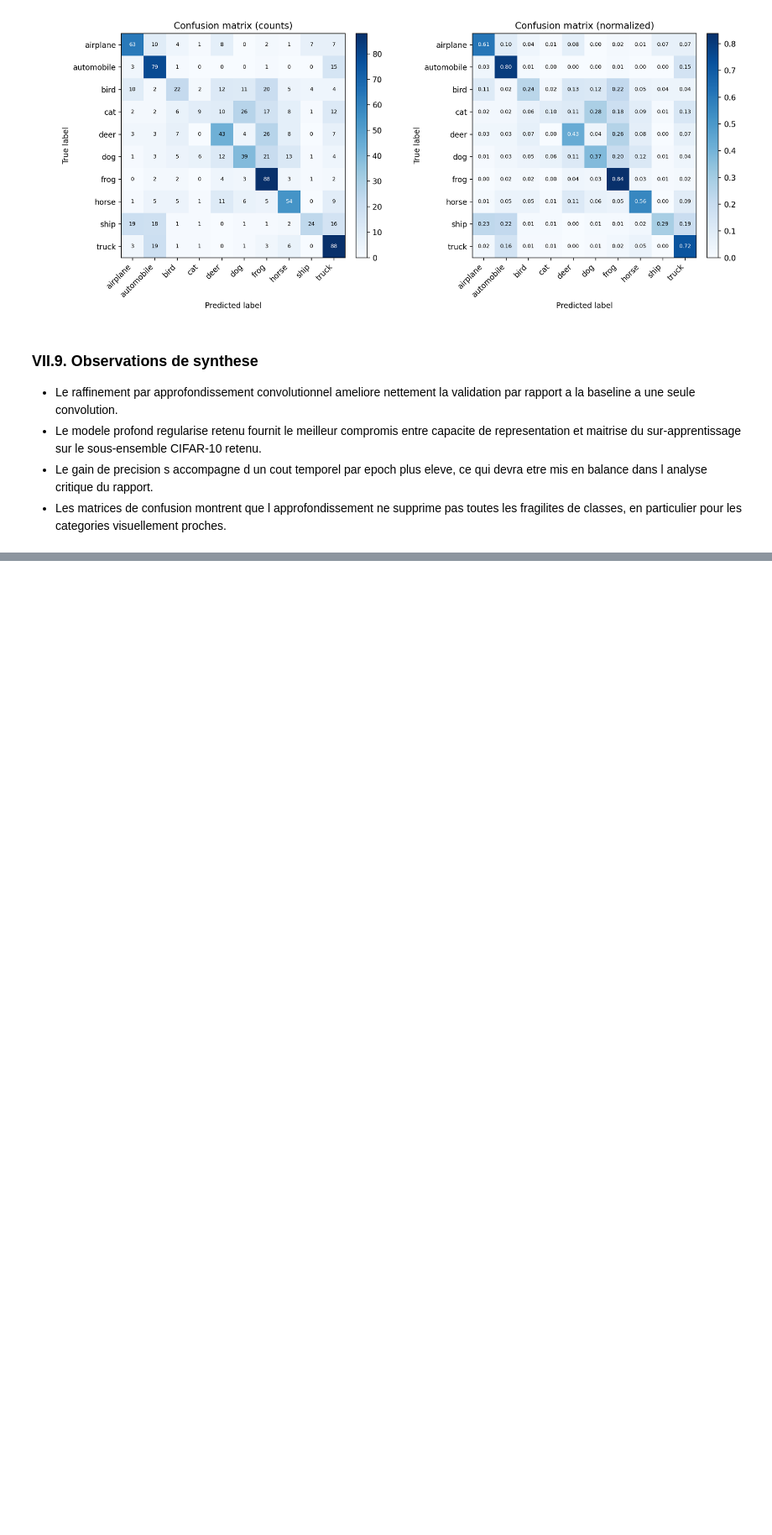
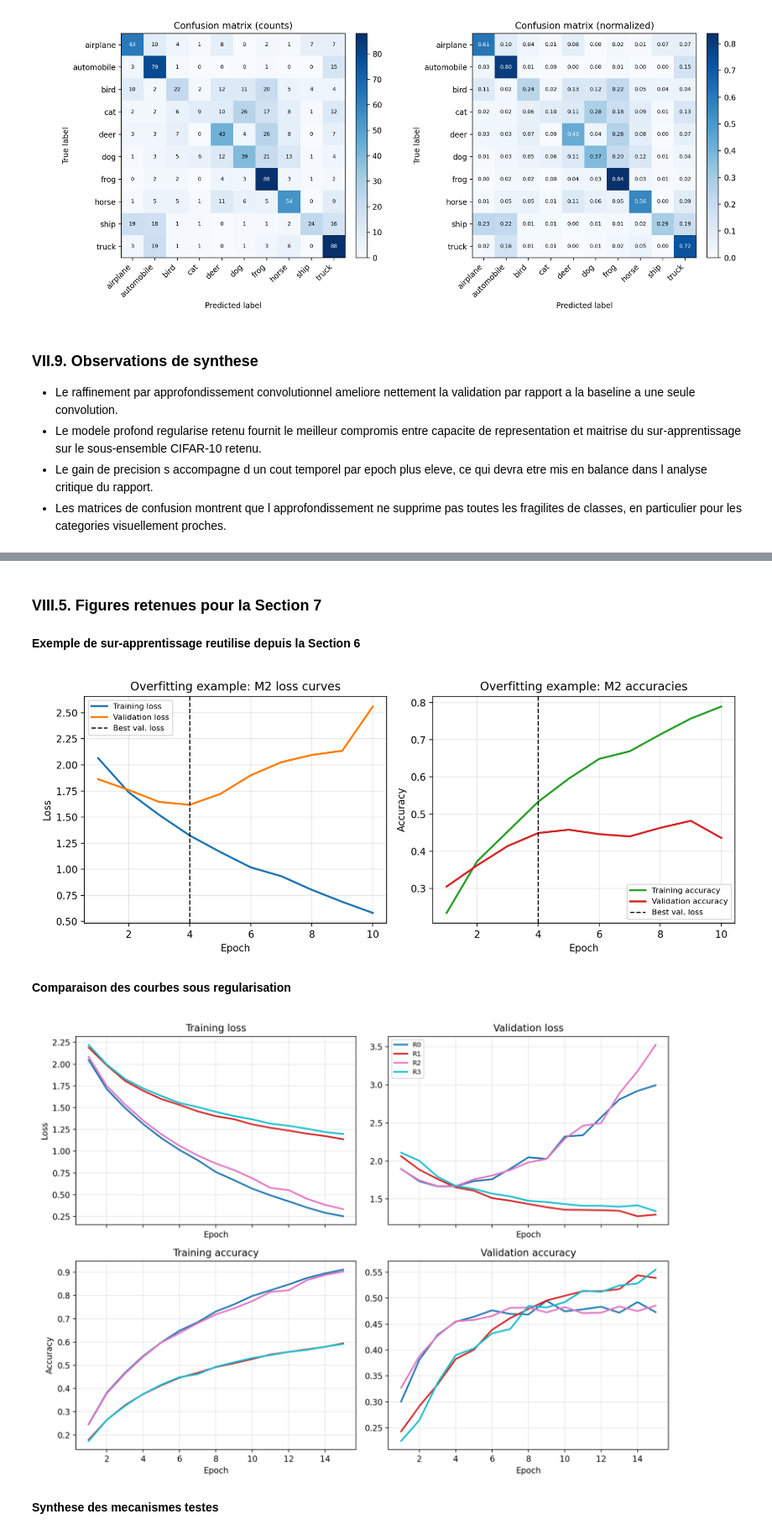
Before and after one commit to Santiago23florido/cifar10-cnn-classification, a Jupyter notebook: TP3_CNN.ipynb, the cells around one changed output, grey strips where cells are left out. Shown at 84% size. Drawn from its saved outputs; the diff is of its cells as text; code cells hidden in the pictures; blank space fills up the shorter version.

Commit message:
Refresh notebook outputs and generated artifacts

```diff
--- a/TP3_CNN.ipynb
+++ b/TP3_CNN.ipynb
@@ -982,0 +1002,12 @@ for key, title in [
+# %%
+section7_intro = {"meta": {"audit": get_audit_summary(), "protocol": get_protocol()}}
+display(Markdown(format_audit_markdown(section7_intro)))
+display(Markdown("### VIII.2. Protocole retenu"))
+display(Markdown(format_protocol_markdown(section7_intro)))
+print("Variants testes :", [variant["name"] for variant in get_variant_configs()])
+print("Study seeds :", STUDY_SEEDS)
+print("Study epochs :", STUDY_EPOCHS)
+print("Batch size fixe :", BATCH_SIZE)
+results_path = DEFAULT_RESULTS_PATH
+figure_dir = DEFAULT_FIGURE_DIR
+force_recompute = False  # True recomputes the full Section 7 study from the notebook.
@@ -982,0 +1072,17 @@ for key, title in [
+# %%
+display(Markdown("### VIII.5. Figures retenues pour la Section 7"))
+image_paths = load_image_paths(figure_dir)
+for key, title in [
+    ("overfitting_example", "Exemple de sur-apprentissage reutilise depuis la Section 6"),
+    ("regularization_comparison", "Comparaison des courbes sous regularisation"),
+    ("regularization_summary", "Synthese des mecanismes testes"),
+]:
+    display(Markdown(f"**{title}**"))
+    display(Image(filename=str(image_paths[key])))
+# %% [output]
+### VIII.5. Figures retenues pour la Section 7
+**Exemple de sur-apprentissage reutilise depuis la Section 6**
+[figure, added]
+**Comparaison des courbes sous regularisation**
+[figure, added]
+**Synthese des mecanismes testes**
```
Also changed, not shown: parts of 18 cells of this notebook, 3 other files.
